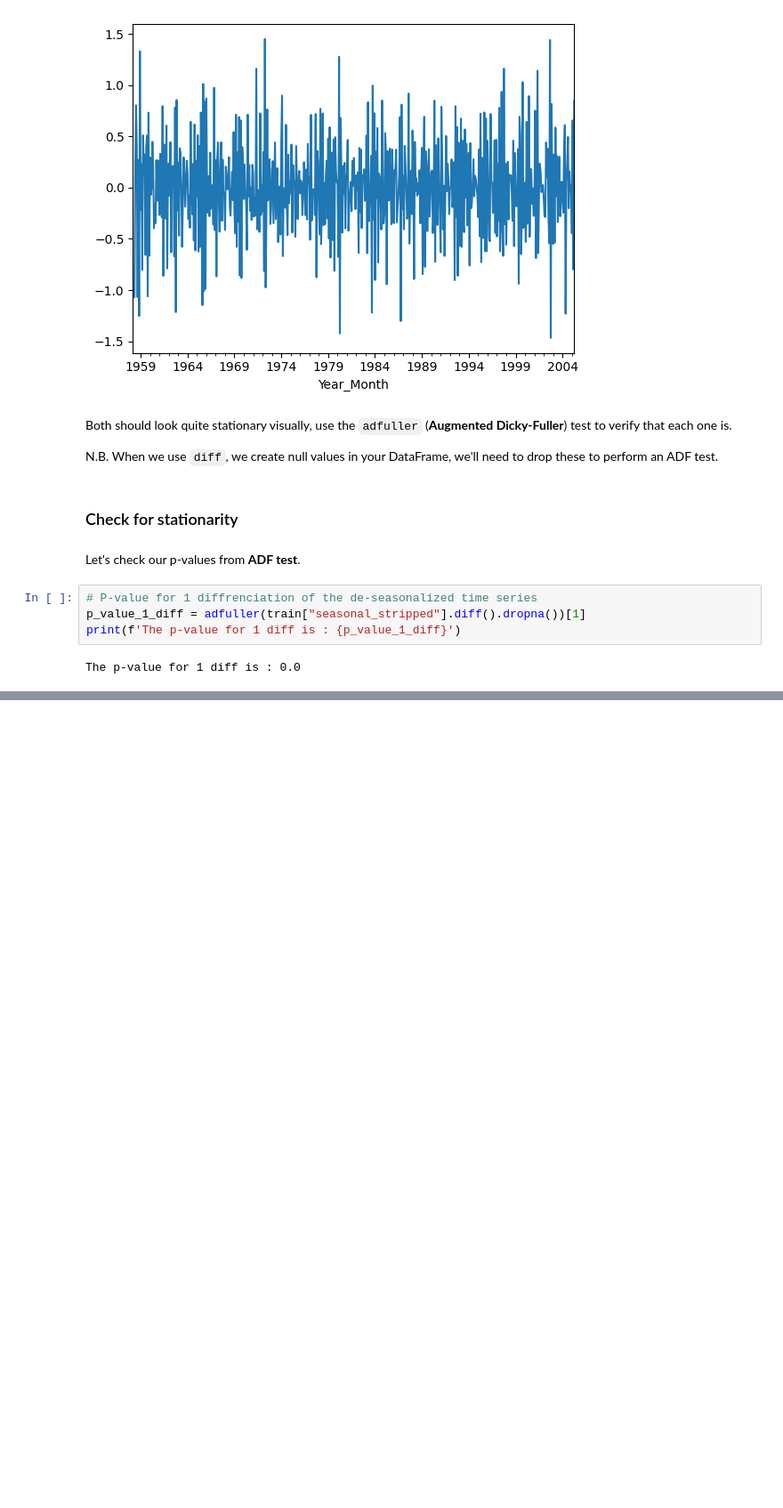
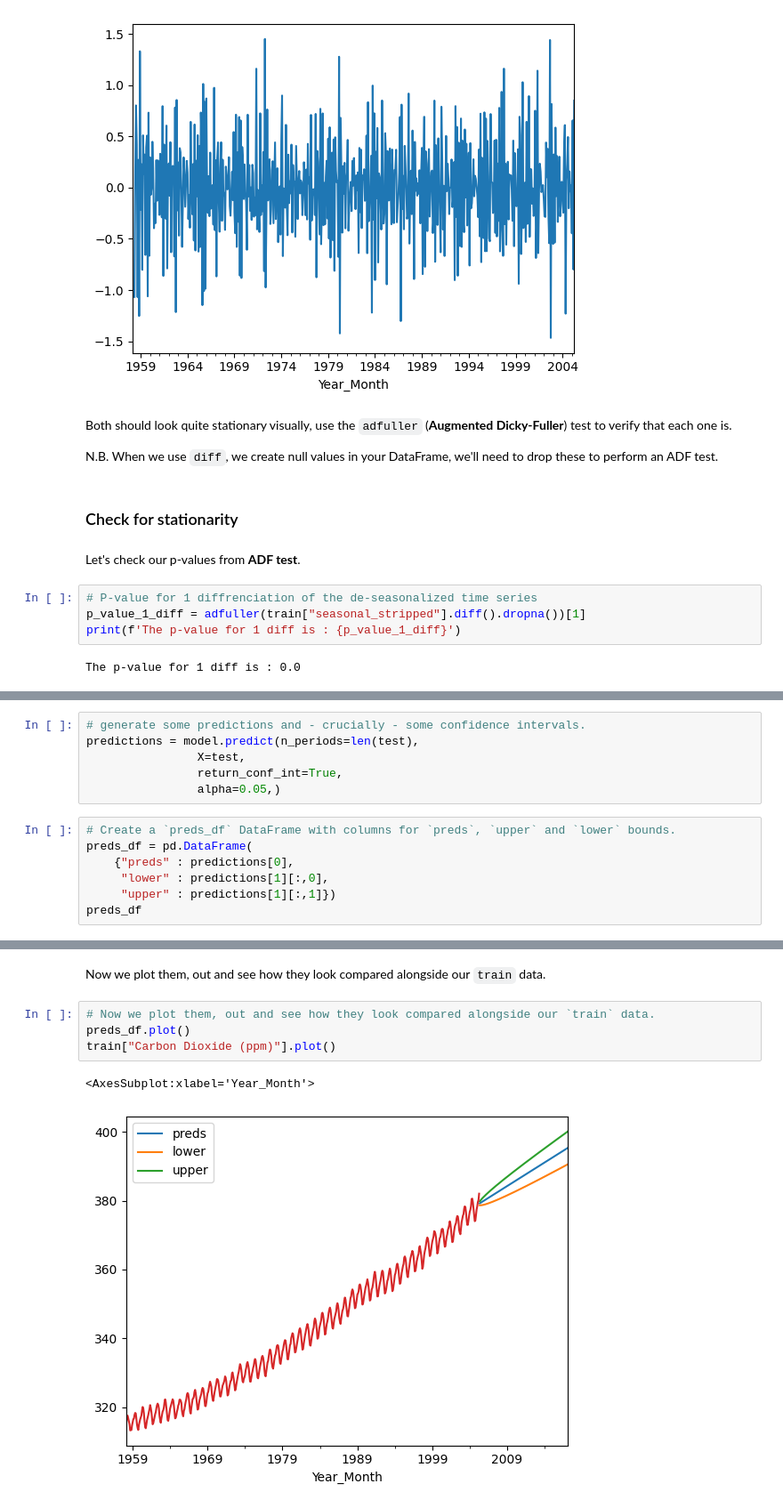
Before and after one commit to thcarole1/Carbon_Dioxide_Levels_in_Atmosphere, a Jupyter notebook: notebooks/Carbon dioxide levels prediction.ipynb, the cells around one changed output, grey strips where cells are left out. Shown at 89% size. Saved outputs shown, nothing was run; the diff lists cells and outputs as text; blank space fills up the shorter version.

Commit message:
notebook update : ARIMA predictions ongoing

```diff
--- a/notebooks/Carbon dioxide levels prediction.ipynb
+++ b/notebooks/Carbon dioxide levels prediction.ipynb
@@ -839,0 +843,13 @@ Often times, it can be hard to predict which model with fit best on our data so
+# %%
+# generate some predictions and - crucially - some confidence intervals.
+predictions = model.predict(n_periods=len(test),
+                X=test,
+                return_conf_int=True,
+                alpha=0.05,)
+# %%
+# Create a `preds_df` DataFrame with columns for `preds`, `upper` and `lower` bounds.
+preds_df = pd.DataFrame(
+    {"preds" : predictions[0],
+     "lower" : predictions[1][:,0],
+     "upper" : predictions[1][:,1]})
+preds_df
@@ -839,0 +870,9 @@ Often times, it can be hard to predict which model with fit best on our data so
+# %% [markdown]
+Now we plot them, out and see how they look compared alongside our `train` data.
+# %%
+# Now we plot them, out and see how they look compared alongside our `train` data.
+preds_df.plot()
+train["Carbon Dioxide (ppm)"].plot()
+# %% [output]
+<AxesSubplot:xlabel='Year_Month'>
+[figure, added]
```
Also changed, not shown: parts of 32 cells of this notebook, 1 other file.
